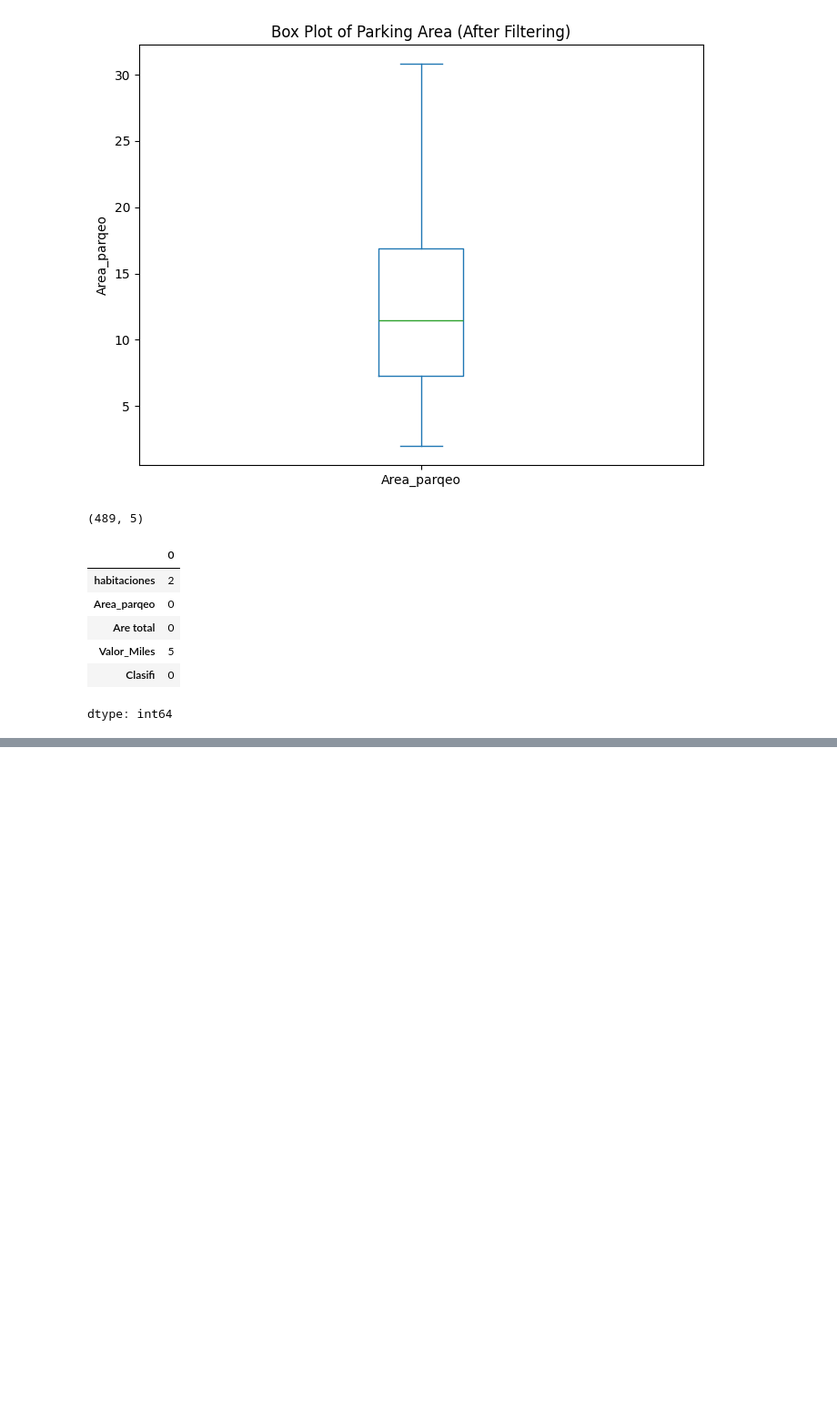
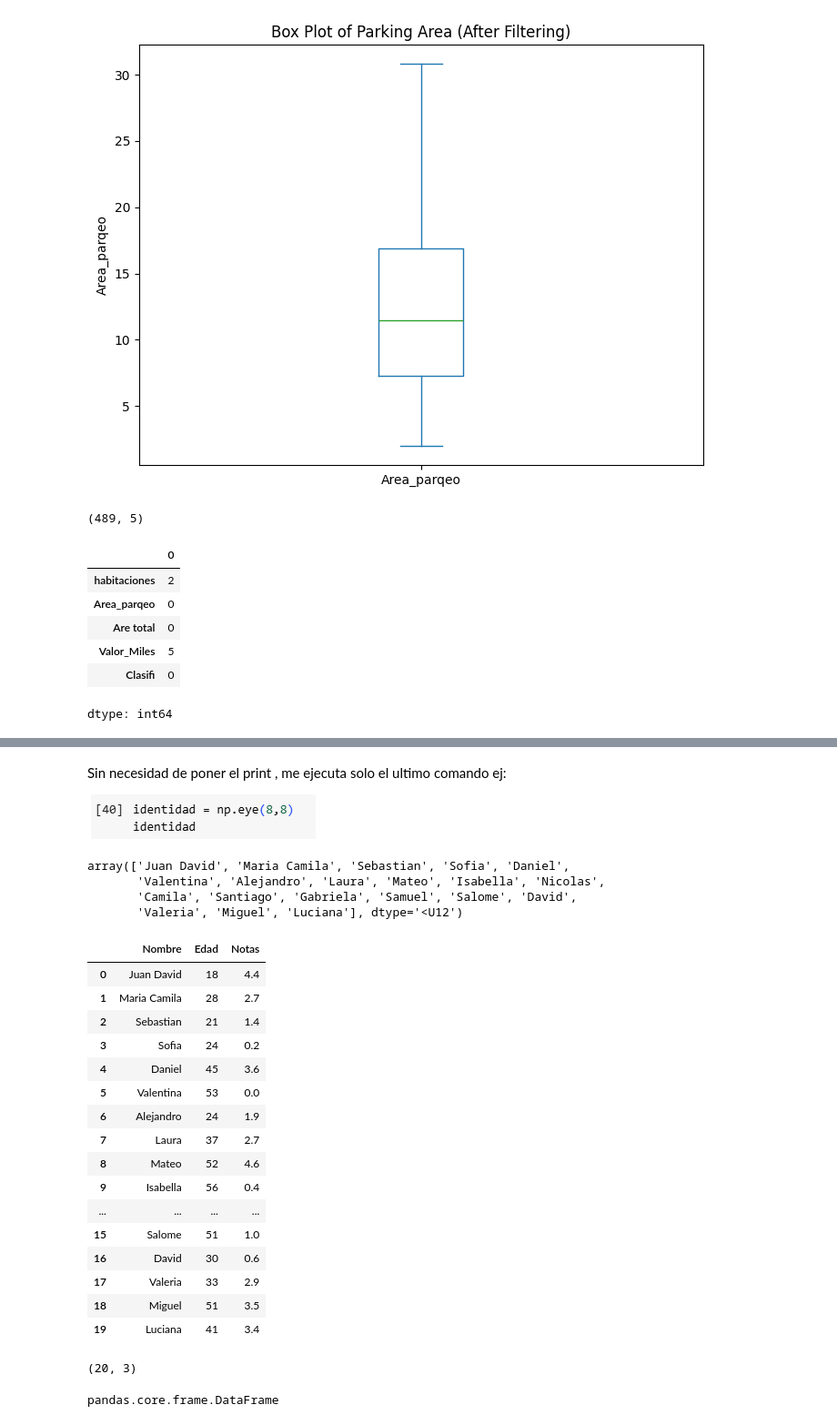
Before and after one commit to M4teoSandoval/Clase-Inteligencia-Artificiall, a Jupyter notebook: Class13/02.ipynb, the cells around one changed output, grey strips where cells are left out. Shown at 91% size. Drawn from its saved outputs; the diff is of its cells as text; code cells hidden in the pictures; blank space fills up the shorter version.

```diff
--- a/Class13/02.ipynb
+++ b/Class13/02.ipynb
@@ -190,0 +294,57 @@ dtype: int64
+# %% [markdown]
+Sin necesidad de poner el print , me ejecuta solo el ultimo comando ej:
+
+![image.png](embedded-picture-1)
+# %%
+#Arreglo tipo object
+nombres_colombianos = np.array([
+    "Juan David", "Maria Camila", "Sebastian", "Sofia", "Daniel", "Valentina",
+    "Alejandro", "Laura", "Mateo", "Isabella", "Nicolas", "Camila",
+    "Santiago", "Gabriela", "Samuel", "Salome", "David", "Valeria", "Miguel",
+    "Luciana"
+])
+
+nombres_colombianos
+# %% [output]
+array(['Juan David', 'Maria Camila', 'Sebastian', 'Sofia', 'Daniel',
+       'Valentina', 'Alejandro', 'Laura', 'Mateo', 'Isabella', 'Nicolas',
+       'Camila', 'Santiago', 'Gabriela', 'Samuel', 'Salome', 'David',
+       'Valeria', 'Miguel', 'Luciana'], dtype='<U12')
+# %%
+# prompt: crear un dataframe llamado alumnos en donde integremos el arreglo nombres_colombianos y edad y notas
+
+# Crear el DataFrame 'alumnos'
+alumnos = pd.DataFrame({
+    'Nombre': nombres_colombianos,
+    'Edad': edades,  # Usar la variable 'edades' creada previamente
+    'Notas': notas   # Usar la variable 'notas' creada previamente
+})
+
+# Mostrar el DataFrame
+alumnos
+# %% [output]
+|  | Nombre | Edad | Notas |
+| 0 | Juan David | 18 | 4.4 |
+| 1 | Maria Camila | 28 | 2.7 |
+| 2 | Sebastian | 21 | 1.4 |
+| 3 | Sofia | 24 | 0.2 |
+| 4 | Daniel | 45 | 3.6 |
+| 5 | Valentina | 53 | 0.0 |
+| 6 | Alejandro | 24 | 1.9 |
+| 7 | Laura | 37 | 2.7 |
+| 8 | Mateo | 52 | 4.6 |
+| 9 | Isabella | 56 | 0.4 |
+| ... | ... | ... | ... |
+| 15 | Salome | 51 | 1.0 |
+| 16 | David | 30 | 0.6 |
+| 17 | Valeria | 33 | 2.9 |
+| 18 | Miguel | 51 | 3.5 |
+| 19 | Luciana | 41 | 3.4 |
+# %%
+alumnos.shape
+# %% [output]
+(20, 3)
+# %%
+type(alumnos)
+# %% [output]
+pandas.core.frame.DataFrame
```
Also changed, not shown: parts of 16 cells of this notebook.
